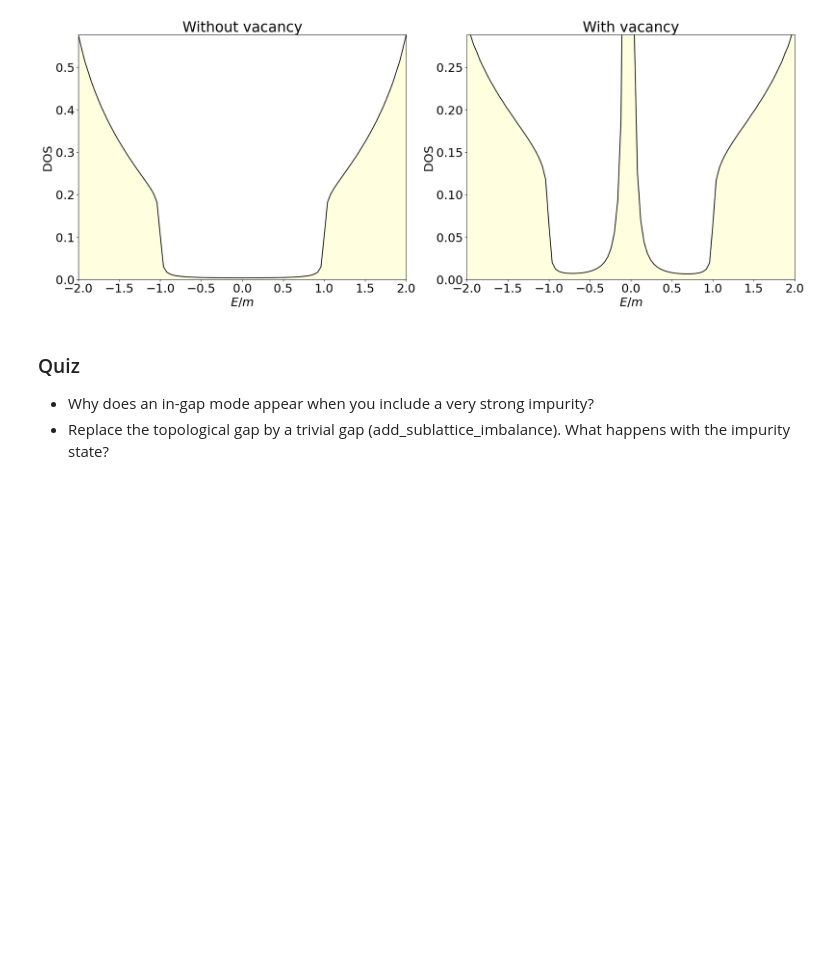
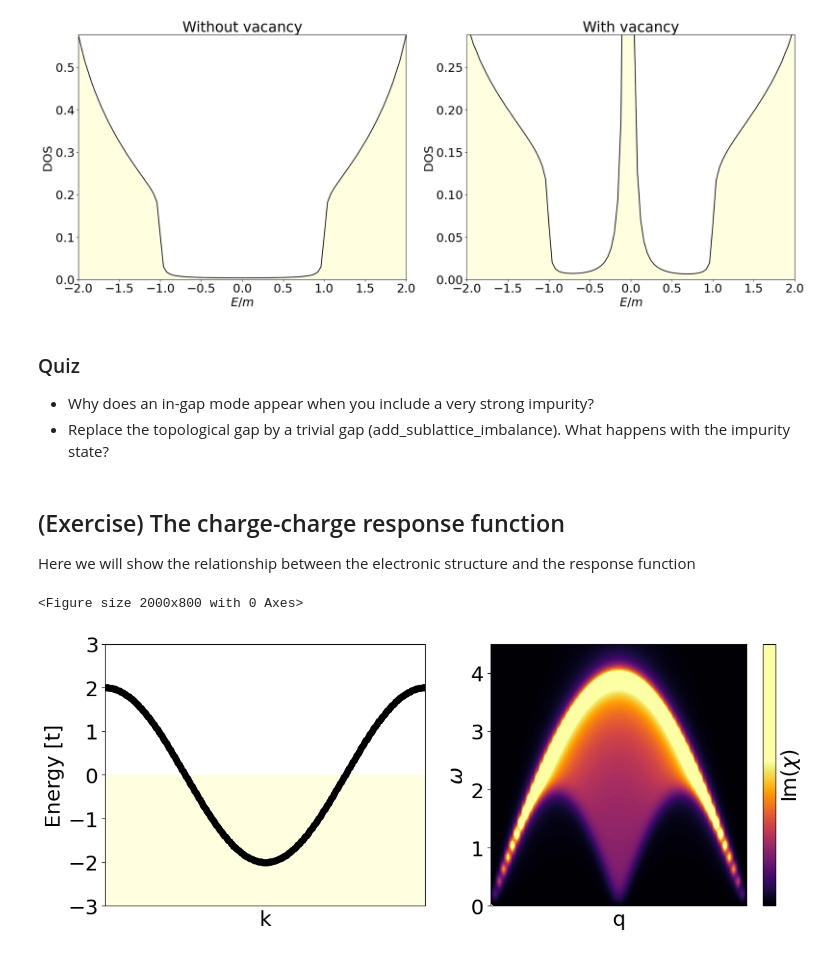
Before and after one commit to joselado/Advanced_Quantum_Materials_2026, a Jupyter notebook: jupyter-notebooks/session9.ipynb, the cells around one changed output. Drawn from its saved outputs; the diff is of its cells as text; code cells hidden in the pictures; blank space fills up the shorter version.

```diff
--- a/jupyter-notebooks/session9.ipynb
+++ b/jupyter-notebooks/session9.ipynb
@@ -663,3 +753,45 @@ plt.tight_layout()
 ### Quiz
 - Why does an in-gap mode appear when you include a very strong impurity?
 - Replace the topological gap by a trivial gap (add_sublattice_imbalance). What happens with the impurity state?
+# %% [markdown]
+## (Exercise) The charge-charge response function
+Here we will show the relationship between the electronic structure and the response function
+# %%
+from pyqula import geometry
+import numpy as np
+
+fig = plt.figure(figsize=(20,8))
+
+g = geometry.chain()
+h = g.get_hamiltonian() # generate Hamiltonian
+mu = 0. # chemical potential
+
+h.add_onsite(mu) # shift the chemical potential
+
+energies = np.linspace(0.0,4.5,100) # energies
+qs = np.linspace(0.,1.,60) # qvectors
+q_arr,e_arr,c_arr = [],[],[]
+for q in qs:
+    e,c = h.get_chi(energies=energies,q=[q,0.,0.],nk=200)
+    c_arr.append(c) # store response
+    q_arr.append(q+energies*0.) # store q
+    e_arr.append(energies) # store energies
+
+# plot the band structure
+
+fig = plt.figure(figsize=(12,5))
+(k,e) = h.get_bands() # compute band structure
+plt.subplot(1,2,1)
+k = k/np.max(k)
+plt.fill_between([0,1],-10,0,color="lightyellow")
+plt.scatter(k,e,c="black") ; plt.xlim([0,1]) ; plt.ylim([-3,3])
+plt.ylabel("Energy [t]") ; plt.xlabel("k") ; plt.xticks([])
+# plot the response
+plt.subplot(1,2,2)
+c_arr = np.array(c_arr) # to array
+plt.contourf(q_arr,e_arr,c_arr.imag,cmap="inferno",levels=200,vmin=0,vmax=4*np.mean(c_arr.imag))
+plt.ylabel("$\\omega$") ; plt.xlabel("q") ; plt.xticks([]) ; plt.colorbar(label="Im($\\chi$)",ticks=[])
+plt.tight_layout()
+# %% [output]
+<Figure size 2000x800 with 0 Axes>
+[figure, added]
```
Also changed, not shown: parts of 10 cells of this notebook.
